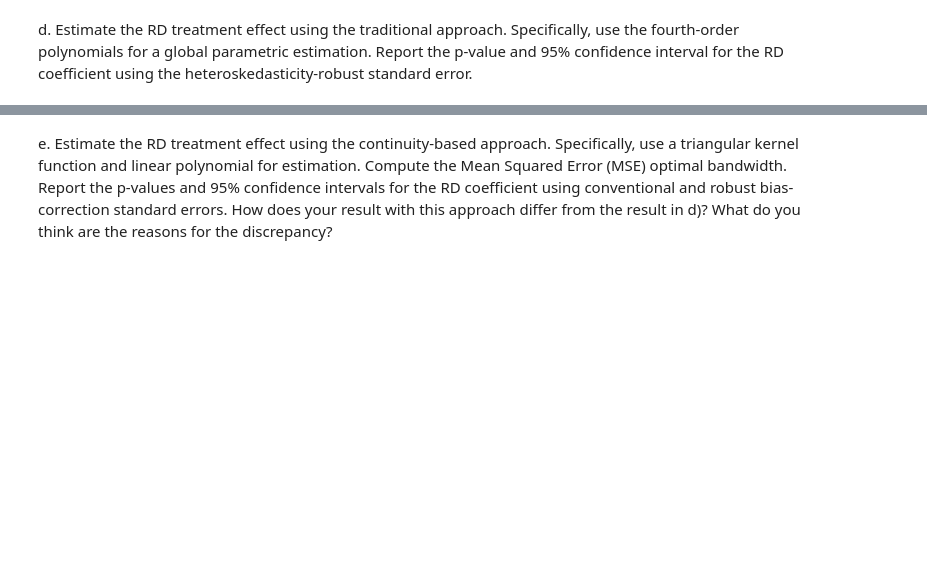
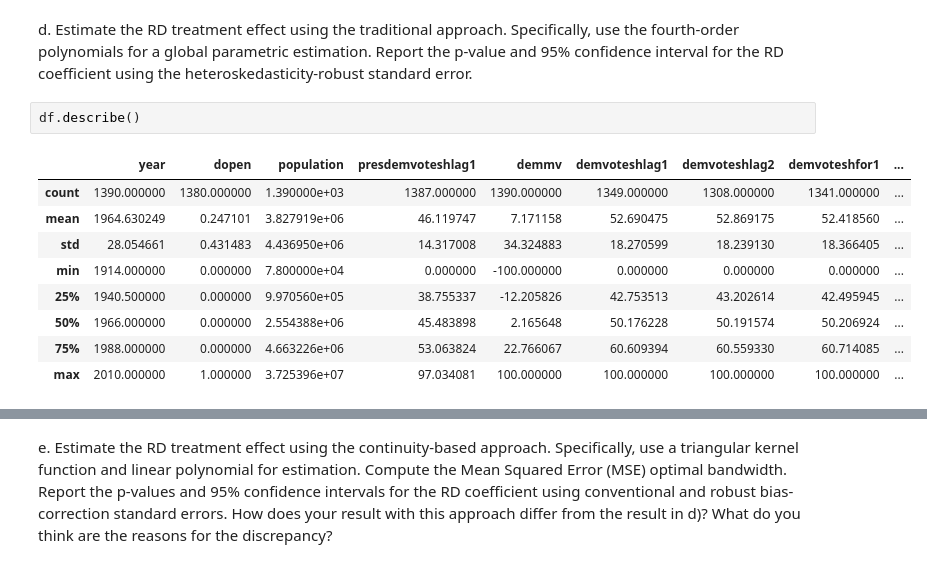
Before and after one commit to antaechan/econometrics, a Jupyter notebook: hw34.ipynb, the cells around one changed output, grey strips where cells are left out. Cells and saved outputs as stored; diff of their text form; blank space fills up the shorter version.

```diff
--- a/hw34.ipynb
+++ b/hw34.ipynb
@@ -1288,3 +1430,15 @@ d. Estimate the RD treatment effect using the traditional approach. Specifically
 fourth-order polynomials for a global parametric estimation. Report the p-value and 95%
 confidence interval for the RD coefficient using the heteroskedasticity-robust standard
 error.
+# %%
+df.describe()
+# %% [output]
+|  | year | dopen | population | presdemvoteshlag1 | demmv | demvoteshlag1 | demvoteshlag2 | demvoteshfor1 | ... |
+| count | 1390.000000 | 1380.000000 | 1.390000e+03 | 1387.000000 | 1390.000000 | 1349.000000 | 1308.000000 | 1341.000000 | ... |
+| mean | 1964.630249 | 0.247101 | 3.827919e+06 | 46.119747 | 7.171158 | 52.690475 | 52.869175 | 52.418560 | ... |
+| std | 28.054661 | 0.431483 | 4.436950e+06 | 14.317008 | 34.324883 | 18.270599 | 18.239130 | 18.366405 | ... |
+| min | 1914.000000 | 0.000000 | 7.800000e+04 | 0.000000 | -100.000000 | 0.000000 | 0.000000 | 0.000000 | ... |
+| 25% | 1940.500000 | 0.000000 | 9.970560e+05 | 38.755337 | -12.205826 | 42.753513 | 43.202614 | 42.495945 | ... |
+| 50% | 1966.000000 | 0.000000 | 2.554388e+06 | 45.483898 | 2.165648 | 50.176228 | 50.191574 | 50.206924 | ... |
+| 75% | 1988.000000 | 0.000000 | 4.663226e+06 | 53.063824 | 22.766067 | 60.609394 | 60.559330 | 60.714085 | ... |
+| max | 2010.000000 | 1.000000 | 3.725396e+07 | 97.034081 | 100.000000 | 100.000000 | 100.000000 | 100.000000 | ... |
```
Also changed, not shown: parts of 14 cells of this notebook.
